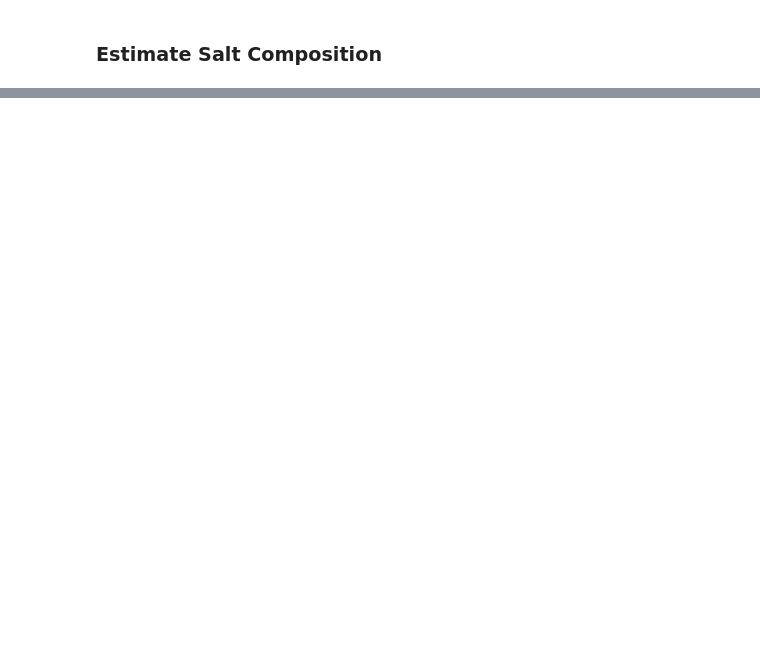
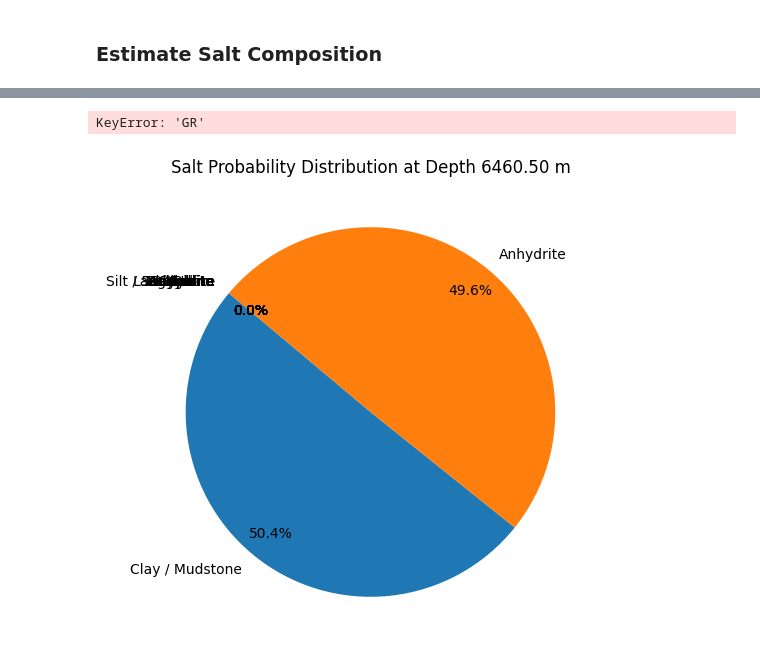
Before and after one commit to HarrisEdlmannQR/salt-lithology-model, a Jupyter notebook: model.ipynb, the cells around one changed output, grey strips where cells are left out. Drawn from its saved outputs; the diff is of its cells as text; code cells hidden in the pictures; blank space fills up the shorter version.

```diff
--- a/model.ipynb
+++ b/model.ipynb
@@ -363,9 +497,2 @@ for salt, _ in PEF_RANGES.items():
 # %% [markdown]
 ### Estimate Salt Composition
-# %%
-row = RUDSTON_2_DATA.iloc[0]  # first row of the DataFrame
-print(f"Depth {row['DEPTH']} m:")
-
-
-for salt in GR_SALT_MODELS.keys():
-    print(f"GR weightings: {GR_SALT_MODELS[salt].calculate_weighting(row['GR']):.3f}")
@@ -397,7 +498,0 @@ PEF
-# %%
-row = RUDSTON_2_DATA.iloc[0]
-depth = row['DEPTH']
-weighting = RangeModeler("Halite", "GR", GR_RANGES, SaltOccurrences("Halite", GR_RANGES))
-weighting.plot_salt_histogram(bins=10)
-w = weighting.calculate_weighting(25)
-print(w)
@@ -406,0 +544,30 @@ print(w)
+# %%
+results = []
+
+for _, row in RUDSTON_2_DATA.iterrows():
+    depth = row["DEPTH"]
+
+    # Build weightings per salt
+    weightings_matrix = {
+        salt: {
+            m: model_sets[m][salt].calculate_weighting(row[m])
+            for m in measurements
+        }
+        for salt in salts
+    }
+
+    model = posterior_probs(weightings_matrix, betas, priors)
+    results.append({"Depth": depth, "Model": model})
+# %% [output]
+KeyError: 'GR'
+# %%
+results_df = pd.DataFrame(results)
+# %%
+row = results_df[results_df["Depth"] == 6460.5].iloc[0]
+depth = row["Depth"]
+model = row["Model"]
+
+pie = SaltComposition(depth, model)
+pie.plot_pie_chart()
+# %% [output]
+[figure, added]
```
Also changed, not shown: parts of 24 cells of this notebook.
